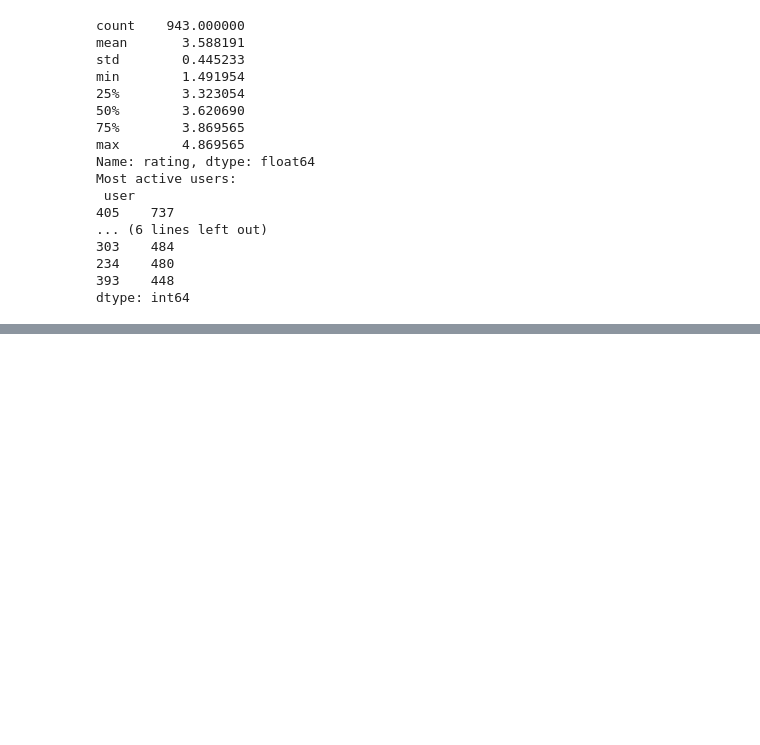
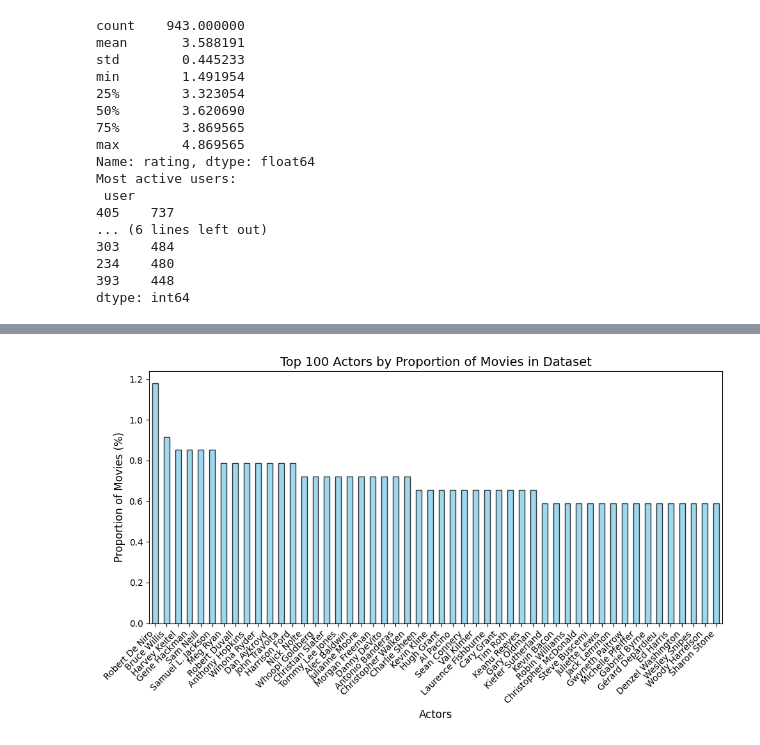
Before and after one commit to PaganMin-11353/dinghui101, a Jupyter notebook: movieLens_EDA.ipynb, the cells around one changed output, grey strips where cells are left out. Saved outputs shown, nothing was run; the diff lists cells and outputs as text; code cells hidden in the pictures; blank space fills up the shorter version.

```diff
--- a/movieLens_EDA.ipynb
+++ b/movieLens_EDA.ipynb
@@ -577,0 +670,19 @@ dtype: int64
+# %%
+actor_movies = semantics_info['Actors'].str.split(', ').explode()
+actor_counts = actor_movies.value_counts()
+
+top_actors = actor_counts.head(50)
+total_movies = len(semantics_info)
+proportions = (top_actors / total_movies) * 100
+
+plt.figure(figsize=(10, 6))
+proportions.plot(kind='bar', color='skyblue', alpha=0.8, edgecolor='black')
+plt.title("Top 100 Actors by Proportion of Movies in Dataset", fontsize=14)
+plt.ylabel("Proportion of Movies (%)", fontsize=12)
+plt.xlabel("Actor", fontsize=12)
+plt.xticks(rotation=45, ha='right', fontsize=10)
+plt.tight_layout()
+
+plt.show()
+# %% [output]
+[figure, added]
```
Also changed, not shown: parts of 15 cells of this notebook.
